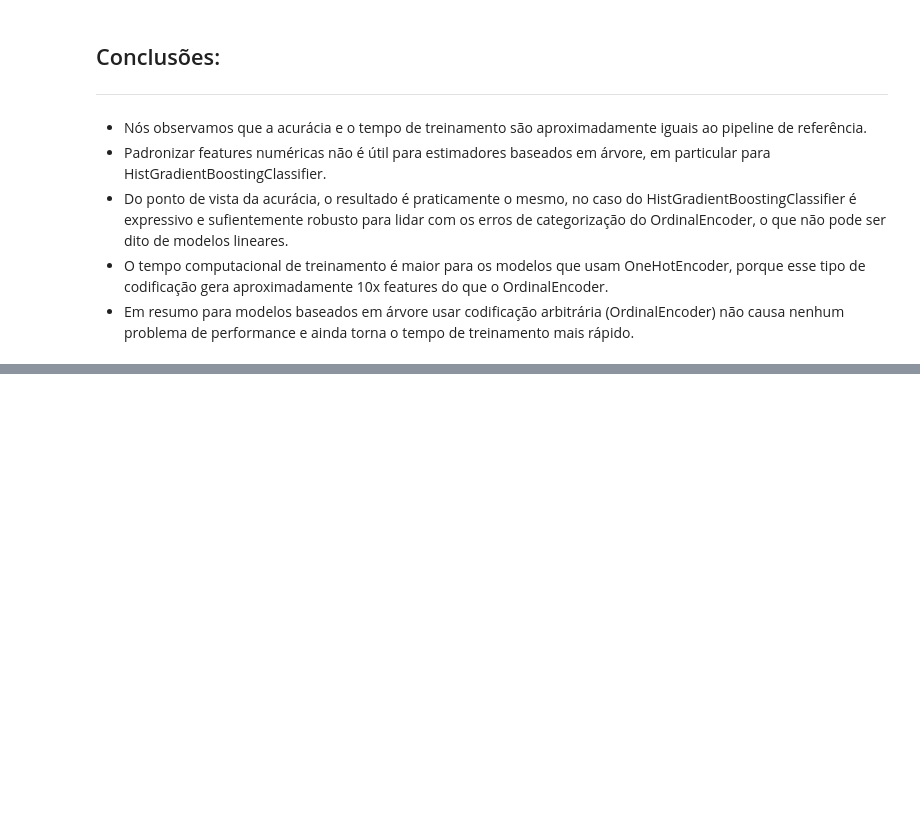
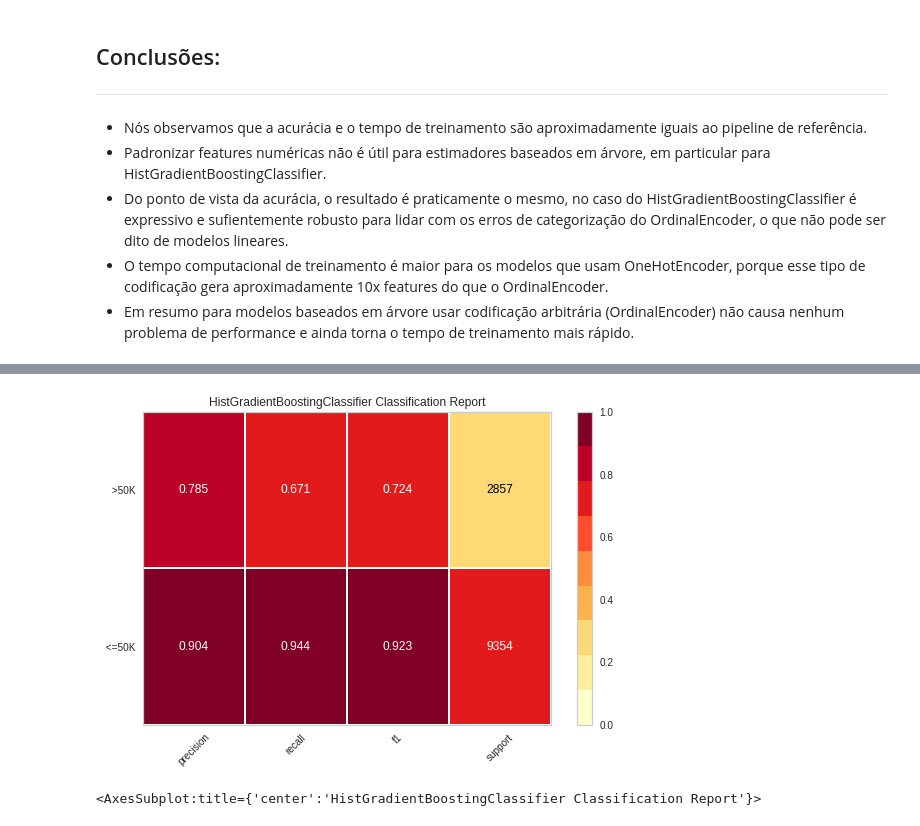
Before and after one commit to FabioCLima/python-projects, a Jupyter notebook: Machine_Learning/ML-scikit/adult_census/adult_census.ipynb, the cells around one changed output, grey strips where cells are left out. Saved outputs shown, nothing was run; the diff lists cells and outputs as text; code cells hidden in the pictures; blank space fills up the shorter version.

```diff
--- a/Machine_Learning/ML-scikit/adult_census/adult_census.ipynb
+++ b/Machine_Learning/ML-scikit/adult_census/adult_census.ipynb
@@ -1208,0 +1240,10 @@ A média da acurácia da validação cruzada é: 0.874 +/- 0.002
+# %%
+from yellowbrick.classifier import ClassificationReport
+classes = [" <=50K", " >50K"]
+visualizer = ClassificationReport(gb_clf, classes=classes, support=True)
+visualizer.fit(data_train, target_train)        # Fit the visualizer and the model
+visualizer.score(data_test, target_test)        # Evaluate the model on the test data
+visualizer.show()
+# %% [output]
+[figure, added]
+<AxesSubplot:title={'center':'HistGradientBoostingClassifier Classification Report'}>
```
Also changed, not shown: parts of 40 cells of this notebook, 3 other files.
